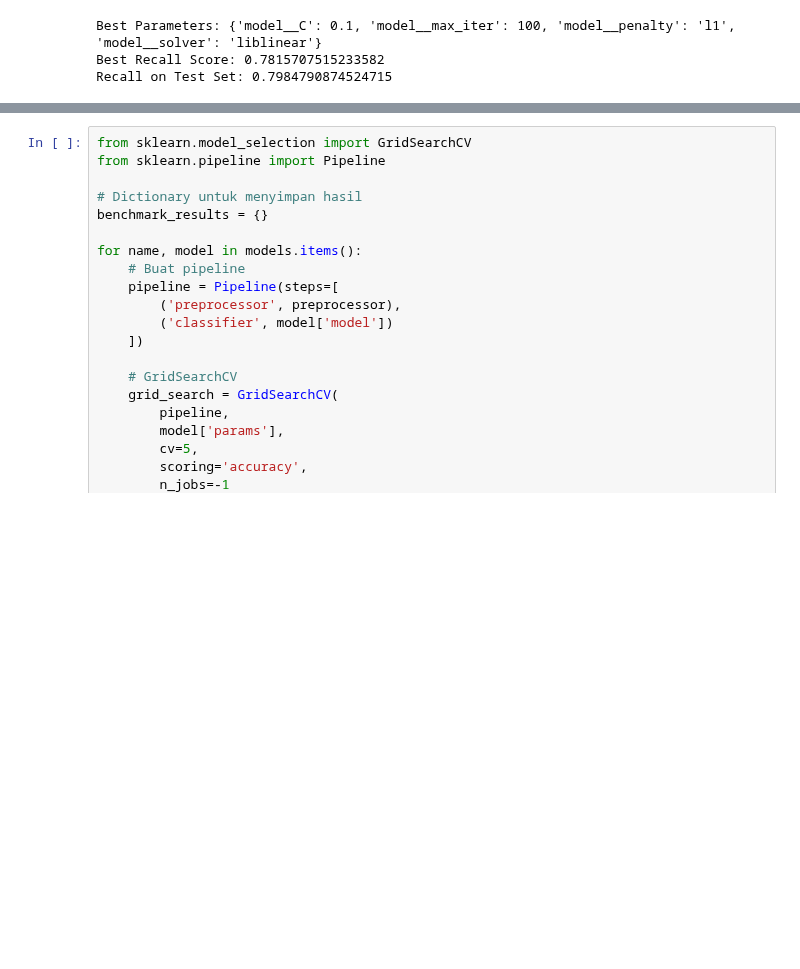
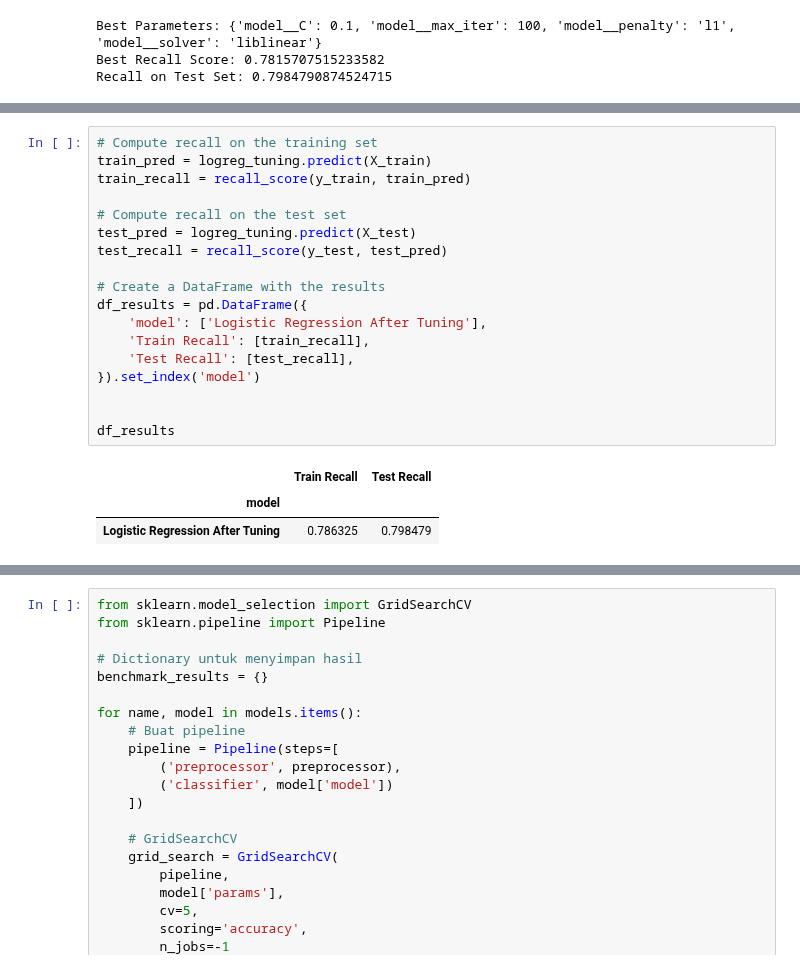
Before and after one commit to fahdmuchammad/Capstone-3-Purwadhika-Machine-learning, a Jupyter notebook: Capstone_3_Muchammad Fahd_Telco.ipynb, the cells around one changed output, grey strips where cells are left out. Saved outputs shown, nothing was run; the diff lists cells and outputs as text; blank space fills up the shorter version.

```diff
--- a/Capstone_3_Muchammad Fahd_Telco.ipynb
+++ b/Capstone_3_Muchammad Fahd_Telco.ipynb
@@ -911,0 +963,22 @@ Recall on Test Set: 0.7984790874524715
+# %%
+# Compute recall on the training set
+train_pred = logreg_tuning.predict(X_train)
+train_recall = recall_score(y_train, train_pred)
+
+# Compute recall on the test set
+test_pred = logreg_tuning.predict(X_test)
+test_recall = recall_score(y_test, test_pred)
+
+# Create a DataFrame with the results
+df_results = pd.DataFrame({
+    'model': ['Logistic Regression After Tuning'],
+    'Train Recall': [train_recall],
+    'Test Recall': [test_recall],
+}).set_index('model')
+
+
+df_results
+# %% [output]
+|  | Train Recall | Test Recall |
+| model |  |  |
+| Logistic Regression After Tuning | 0.786325 | 0.798479 |
```
Also changed, not shown: parts of 7 cells of this notebook.
